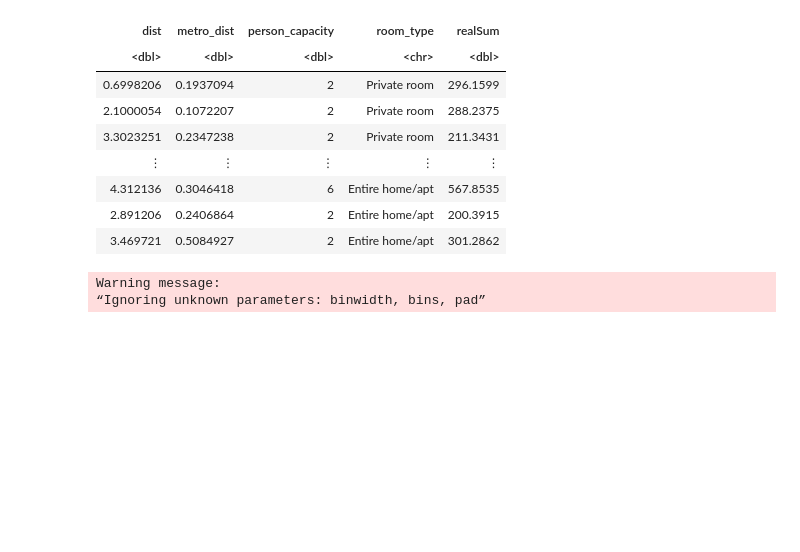
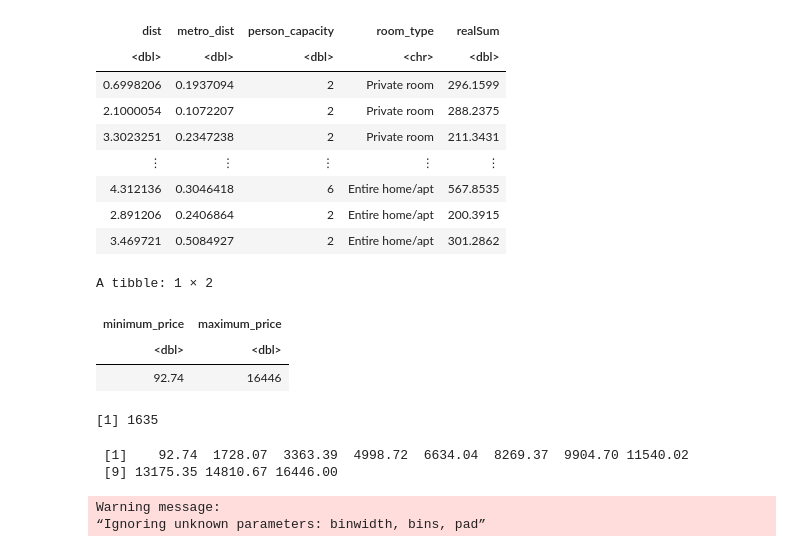
Before and after one commit to chadsc79/dsci-100-2022w2-group-7-section-005, a Jupyter notebook: dsci100_group_project_proposal_005_group_7.ipynb, the cells around one changed output. Drawn from its saved outputs; the diff is of its cells as text; code cells hidden in the pictures; blank space fills up the shorter version.

Commit message:
Possible price range

```diff
--- a/dsci100_group_project_proposal_005_group_7.ipynb
+++ b/dsci100_group_project_proposal_005_group_7.ipynb
@@ -98,6 +98,32 @@ A tibble: 3130 × 5
 | 4.312136 | 0.3046418 | 6 | Entire home/apt | 567.8535 |
 | 2.891206 | 0.2406864 | 2 | Entire home/apt | 200.3915 |
 | 3.469721 | 0.5084927 | 2 | Entire home/apt | 301.2862 |
+# %%
+options(digits= 4)
+min_max_prices <- summarize(paris_dataset,
+          minimum_price = min(realSum),
+          maximum_price = max(realSum))
+min_max_prices
+# %% [output]
+A tibble: 1 × 2
+| minimum_price | maximum_price |
+| <dbl> | <dbl> |
+| 92.74 | 16446 |
+# %%
+price_bracket_size <- (16446 - 92.74) / 10
+price_bracket_size
+# %% [output]
+[1] 1635
+# %%
+price_breaks <- c(92.74, 92.74 + price_bracket_size, 92.74 + (2 * price_bracket_size),
+                 92.74 + (3 * price_bracket_size), 92.74 + (4 * price_bracket_size),
+                 92.74 + (5 * price_bracket_size), 92.74 + (6 * price_bracket_size),
+                 92.74 + (7 * price_bracket_size), 92.74 + (8 * price_bracket_size),
+                 92.74 + (9 * price_bracket_size), 92.74 + (10 * price_bracket_size))
+price_breaks
+# %% [output]
+ [1]    92.74  1728.07  3363.39  4998.72  6634.04  8269.37  9904.70 11540.02
+ [9] 13175.35 14810.67 16446.00
 # %%
 #The highest bar would represent the most common room type
 most_common_room_type_plot <- ggplot(paris_dataset, aes(x = room_type)) +
```
Also changed, not shown: parts of 2 cells of this notebook.
